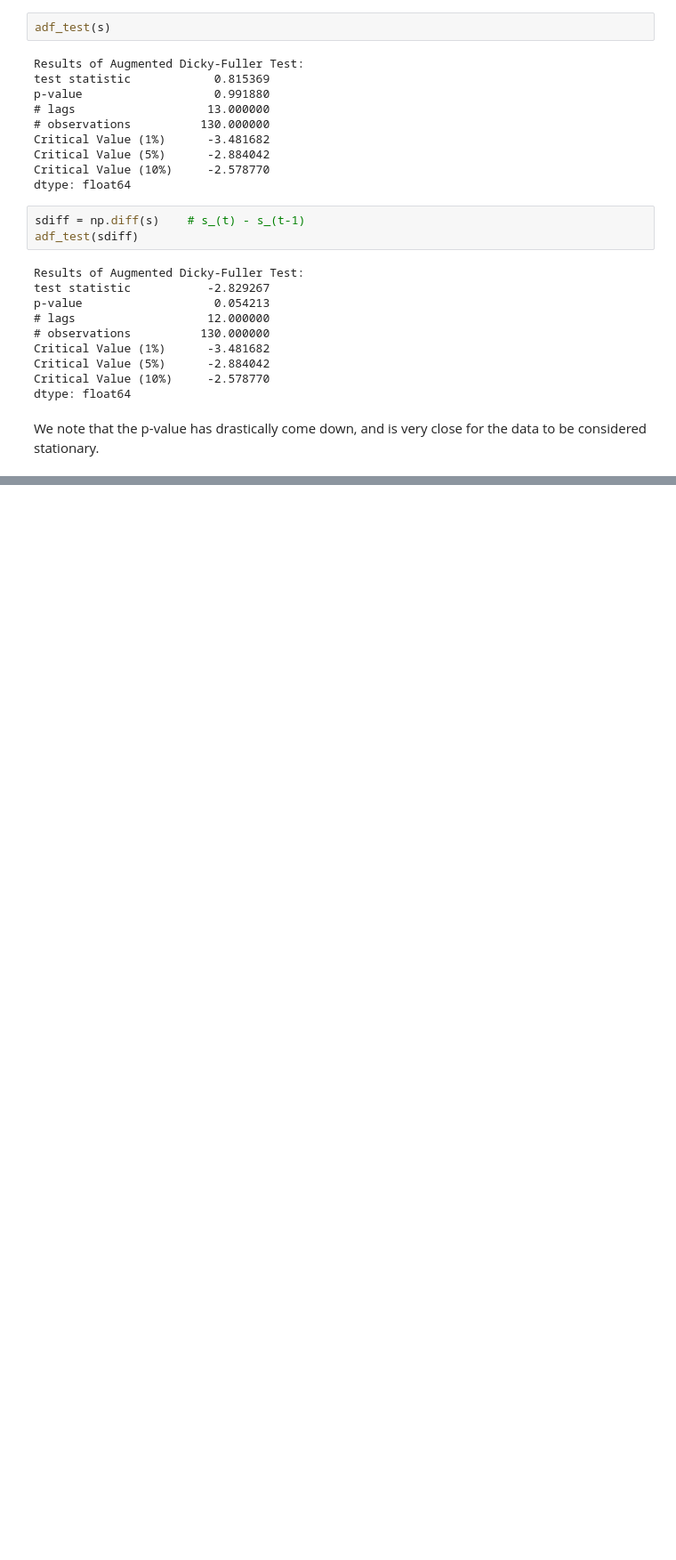
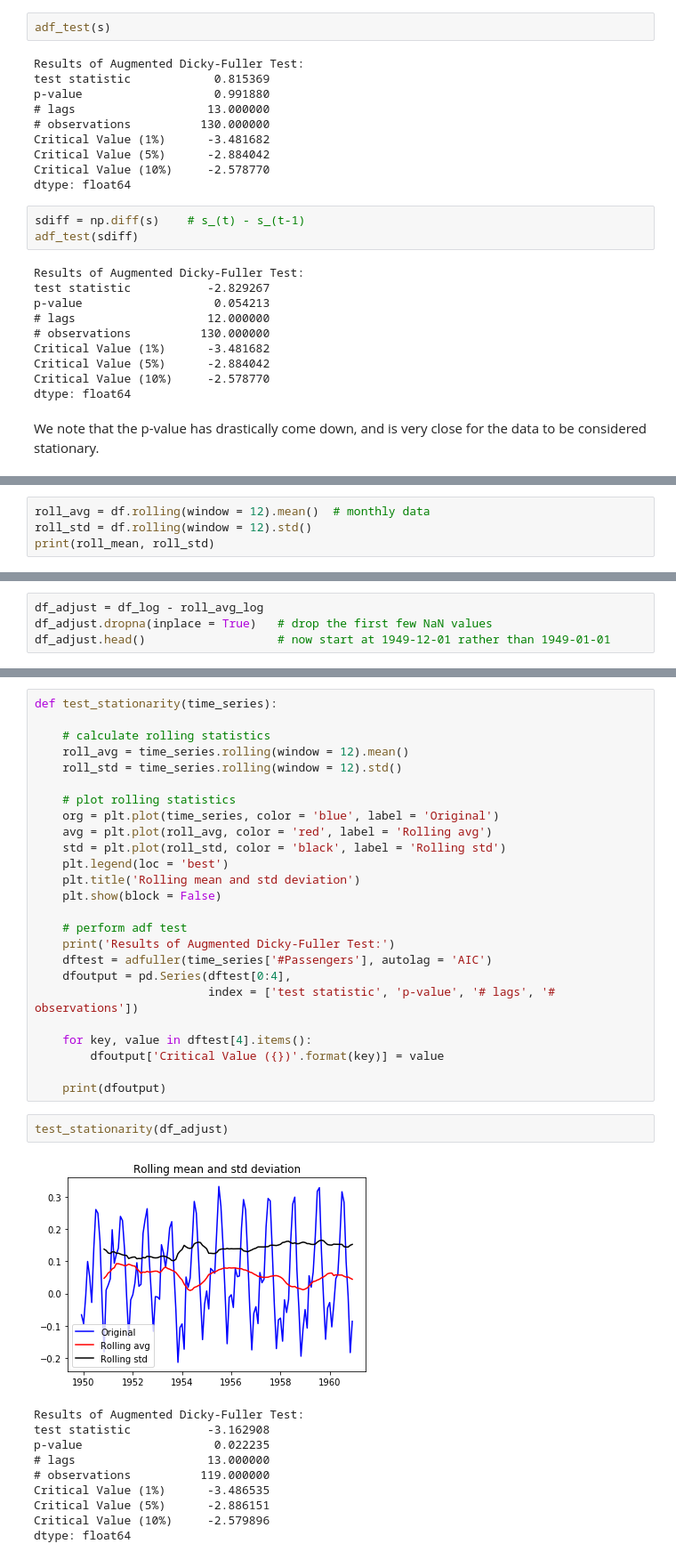
Before and after one commit to sudhirnpathak/Time-Series-Analysis-Python, a Jupyter notebook: nb2_characteristics_conditions_time_series_data.ipynb, the cells around one changed output, grey strips where cells are left out. Shown: that part at 89% size. Saved outputs shown, nothing was run; the diff lists cells and outputs as text; blank space fills up the shorter version.

```diff
--- a/nb2_characteristics_conditions_time_series_data.ipynb
+++ b/nb2_characteristics_conditions_time_series_data.ipynb
@@ -352,0 +384,4 @@ We note that the p-value has drastically come down, and is very close for the da
+# %%
+roll_avg = df.rolling(window = 12).mean()  # monthly data
+roll_std = df.rolling(window = 12).std()
+print(roll_mean, roll_std)
@@ -352,0 +416,4 @@ We note that the p-value has drastically come down, and is very close for the da
+# %%
+df_adjust = df_log - roll_avg_log
+df_adjust.dropna(inplace = True)   # drop the first few NaN values
+df_adjust.head()                   # now start at 1949-12-01 rather than 1949-01-01
@@ -352,0 +428,38 @@ We note that the p-value has drastically come down, and is very close for the da
+# %%
+def test_stationarity(time_series):
+
+    # calculate rolling statistics
+    roll_avg = time_series.rolling(window = 12).mean()
+    roll_std = time_series.rolling(window = 12).std()
+
+    # plot rolling statistics
+    org = plt.plot(time_series, color = 'blue', label = 'Original')
+    avg = plt.plot(roll_avg, color = 'red', label = 'Rolling avg')
+    std = plt.plot(roll_std, color = 'black', label = 'Rolling std')
+    plt.legend(loc = 'best')
+    plt.title('Rolling mean and std deviation')
+    plt.show(block = False)
+
+    # perform adf test
+    print('Results of Augmented Dicky-Fuller Test:')
+    dftest = adfuller(time_series['#Passengers'], autolag = 'AIC')
+    dfoutput = pd.Series(dftest[0:4],
+                         index = ['test statistic', 'p-value', '# lags', '# observations'])
+
+    for key, value in dftest[4].items():
+        dfoutput['Critical Value ({})'.format(key)] = value
+
+    print(dfoutput)
+# %%
+test_stationarity(df_adjust)
+# %% [output]
+[figure, added]
+Results of Augmented Dicky-Fuller Test:
+test statistic           -3.162908
+p-value                   0.022235
+# lags                   13.000000
+# observations          119.000000
+Critical Value (1%)      -3.486535
+Critical Value (5%)      -2.886151
+Critical Value (10%)     -2.579896
+dtype: float64
```
Also changed, not shown: parts of 17 cells of this notebook.
